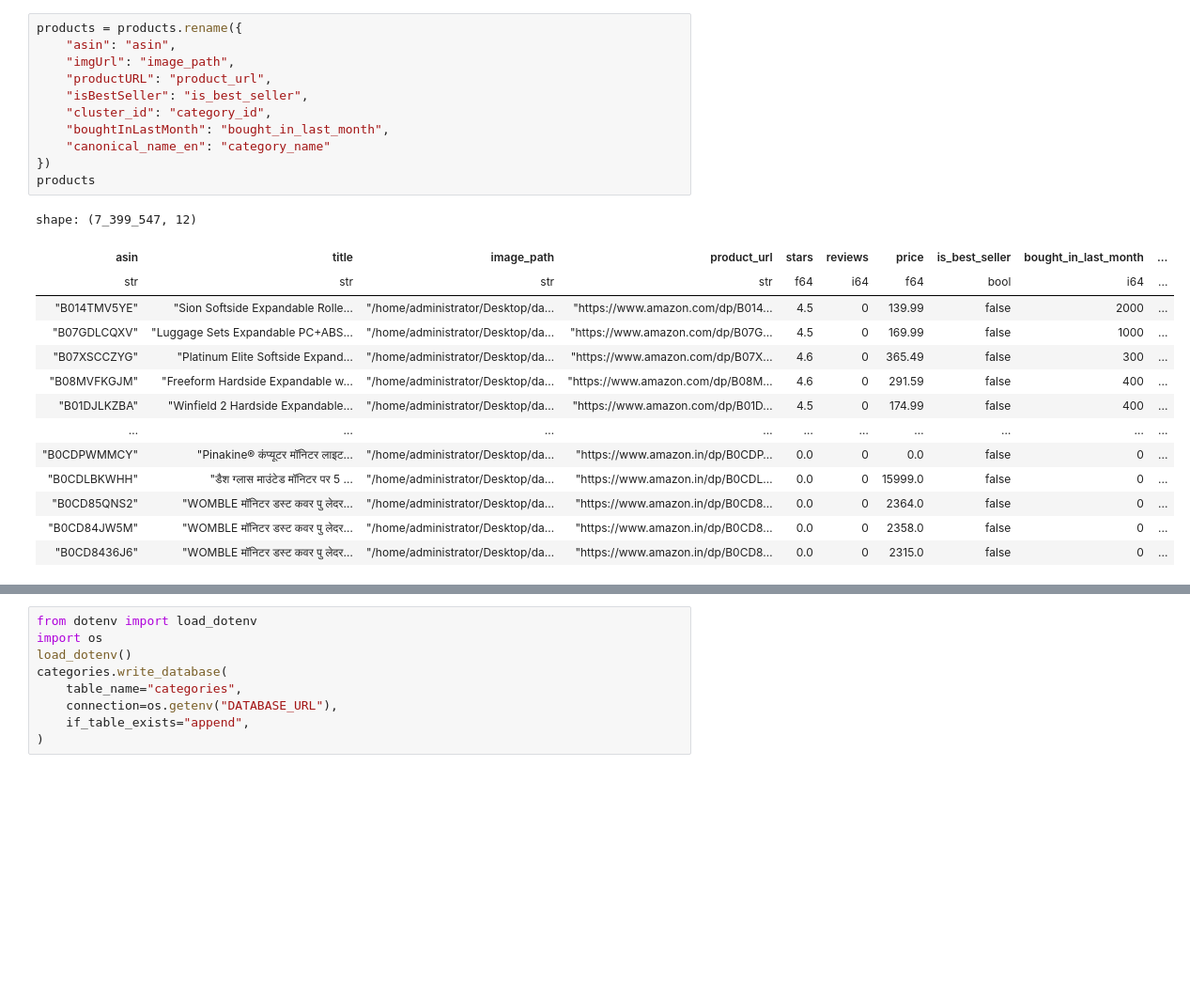
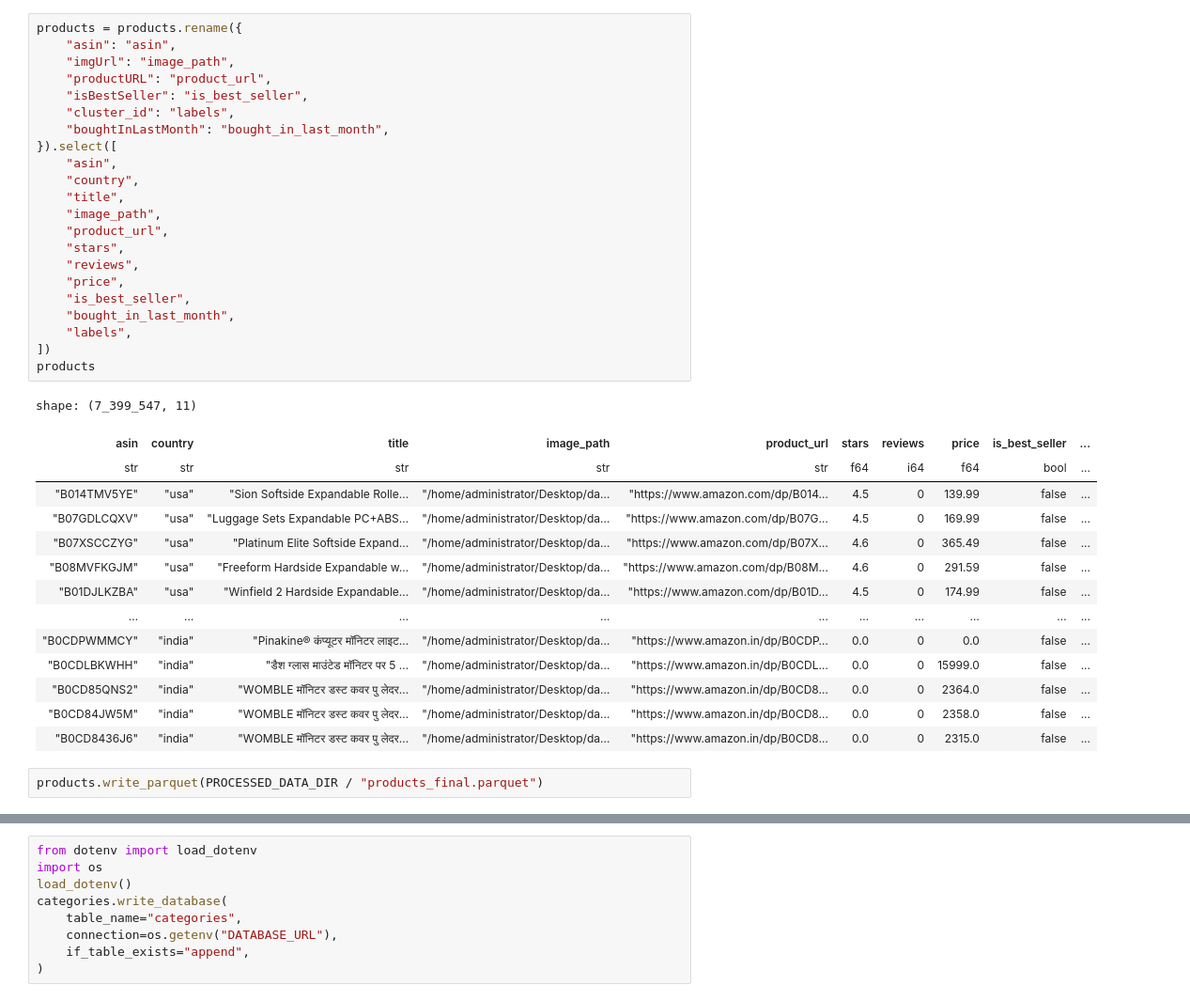
Before and after one commit to Ravikumarchavva/e-commerce-recommendation, a Jupyter notebook: notebooks/05_update_image_urls.ipynb, the cells around one changed output, grey strips where cells are left out. Shown at 94% size. Cells and saved outputs as stored; diff of their text form; blank space fills up the shorter version.

Commit message:
image infomration not caputured in embeddeding will retry from here"

```diff
--- a/notebooks/05_update_image_urls.ipynb
+++ b/notebooks/05_update_image_urls.ipynb
@@ -66,27 +66,40 @@ shape: (7_399_547, 12)
 # %%
 products = products.rename({
     "asin": "asin",
     "imgUrl": "image_path",
     "productURL": "product_url",
     "isBestSeller": "is_best_seller",
-    "cluster_id": "category_id",
+    "cluster_id": "labels",
     "boughtInLastMonth": "bought_in_last_month",
-    "canonical_name_en": "category_name"
-})
+}).select([
+    "asin",
+    "country",
+    "title",
+    "image_path",
+    "product_url",
+    "stars",
+    "reviews",
+    "price",
+    "is_best_seller",
+    "bought_in_last_month",
+    "labels",
+])
 products
 # %% [output]
-shape: (7_399_547, 12)
+shape: (7_399_547, 11)
-| asin | title | image_path | product_url | stars | reviews | price | is_best_seller | bought_in_last_month | ... |
-| str | str | str | str | f64 | i64 | f64 | bool | i64 | ... |
-| "B014TMV5YE" | "Sion Softside Expandable Rolle… | "/home/administrator/Desktop/da… | "https://www.amazon.com/dp/B014… | 4.5 | 0 | 139.99 | false | 2000 | ... |
-| "B07GDLCQXV" | "Luggage Sets Expandable PC+ABS… | "/home/administrator/Desktop/da… | "https://www.amazon.com/dp/B07G… | 4.5 | 0 | 169.99 | false | 1000 | ... |
-| "B07XSCCZYG" | "Platinum Elite Softside Expand… | "/home/administrator/Desktop/da… | "https://www.amazon.com/dp/B07X… | 4.6 | 0 | 365.49 | false | 300 | ... |
-| "B08MVFKGJM" | "Freeform Hardside Expandable w… | "/home/administrator/Desktop/da… | "https://www.amazon.com/dp/B08M… | 4.6 | 0 | 291.59 | false | 400 | ... |
-| "B01DJLKZBA" | "Winfield 2 Hardside Expandable… | "/home/administrator/Desktop/da… | "https://www.amazon.com/dp/B01D… | 4.5 | 0 | 174.99 | false | 400 | ... |
+| asin | country | title | image_path | product_url | stars | reviews | price | is_best_seller | ... |
+| str | str | str | str | str | f64 | i64 | f64 | bool | ... |
+| "B014TMV5YE" | "usa" | "Sion Softside Expandable Rolle… | "/home/administrator/Desktop/da… | "https://www.amazon.com/dp/B014… | 4.5 | 0 | 139.99 | false | ... |
+| "B07GDLCQXV" | "usa" | "Luggage Sets Expandable PC+ABS… | "/home/administrator/Desktop/da… | "https://www.amazon.com/dp/B07G… | 4.5 | 0 | 169.99 | false | ... |
+| "B07XSCCZYG" | "usa" | "Platinum Elite Softside Expand… | "/home/administrator/Desktop/da… | "https://www.amazon.com/dp/B07X… | 4.6 | 0 | 365.49 | false | ... |
+| "B08MVFKGJM" | "usa" | "Freeform Hardside Expandable w… | "/home/administrator/Desktop/da… | "https://www.amazon.com/dp/B08M… | 4.6 | 0 | 291.59 | false | ... |
+| "B01DJLKZBA" | "usa" | "Winfield 2 Hardside Expandable… | "/home/administrator/Desktop/da… | "https://www.amazon.com/dp/B01D… | 4.5 | 0 | 174.99 | false | ... |
 | … | … | … | … | … | … | … | … | … | ... |
-| "B0CDPWMMCY" | "Pinakine® कंप्यूटर मॉनिटर लाइट… | "/home/administrator/Desktop/da… | "https://www.amazon.in/dp/B0CDP… | 0.0 | 0 | 0.0 | false | 0 | ... |
-| "B0CDLBKWHH" | "डैश ग्लास माउंटेड मॉनिटर पर 5 … | "/home/administrator/Desktop/da… | "https://www.amazon.in/dp/B0CDL… | 0.0 | 0 | 15999.0 | false | 0 | ... |
-| "B0CD85QNS2" | "WOMBLE मॉनिटर डस्ट कवर पु लेदर… | "/home/administrator/Desktop/da… | "https://www.amazon.in/dp/B0CD8… | 0.0 | 0 | 2364.0 | false | 0 | ... |
-| "B0CD84JW5M" | "WOMBLE मॉनिटर डस्ट कवर पु लेदर… | "/home/administrator/Desktop/da… | "https://www.amazon.in/dp/B0CD8… | 0.0 | 0 | 2358.0 | false | 0 | ... |
-| "B0CD8436J6" | "WOMBLE मॉनिटर डस्ट कवर पु लेदर… | "/home/administrator/Desktop/da… | "https://www.amazon.in/dp/B0CD8… | 0.0 | 0 | 2315.0 | false | 0 | ... |
+| "B0CDPWMMCY" | "india" | "Pinakine® कंप्यूटर मॉनिटर लाइट… | "/home/administrator/Desktop/da… | "https://www.amazon.in/dp/B0CDP… | 0.0 | 0 | 0.0 | false | ... |
+| "B0CDLBKWHH" | "india" | "डैश ग्लास माउंटेड मॉनिटर पर 5 … | "/home/administrator/Desktop/da… | "https://www.amazon.in/dp/B0CDL… | 0.0 | 0 | 15999.0 | false | ... |
+| "B0CD85QNS2" | "india" | "WOMBLE मॉनिटर डस्ट कवर पु लेदर… | "/home/administrator/Desktop/da… | "https://www.amazon.in/dp/B0CD8… | 0.0 | 0 | 2364.0 | false | ... |
+| "B0CD84JW5M" | "india" | "WOMBLE मॉनिटर डस्ट कवर पु लेदर… | "/home/administrator/Desktop/da… | "https://www.amazon.in/dp/B0CD8… | 0.0 | 0 | 2358.0 | false | ... |
+| "B0CD8436J6" | "india" | "WOMBLE मॉनिटर डस्ट कवर पु लेदर… | "/home/administrator/Desktop/da… | "https://www.amazon.in/dp/B0CD8… | 0.0 | 0 | 2315.0 | false | ... |
+# %%
+products.write_parquet(PROCESSED_DATA_DIR / "products_final.parquet")
 # %%
```
Also changed, not shown: parts of 1 cell of this notebook, 7 other files.
